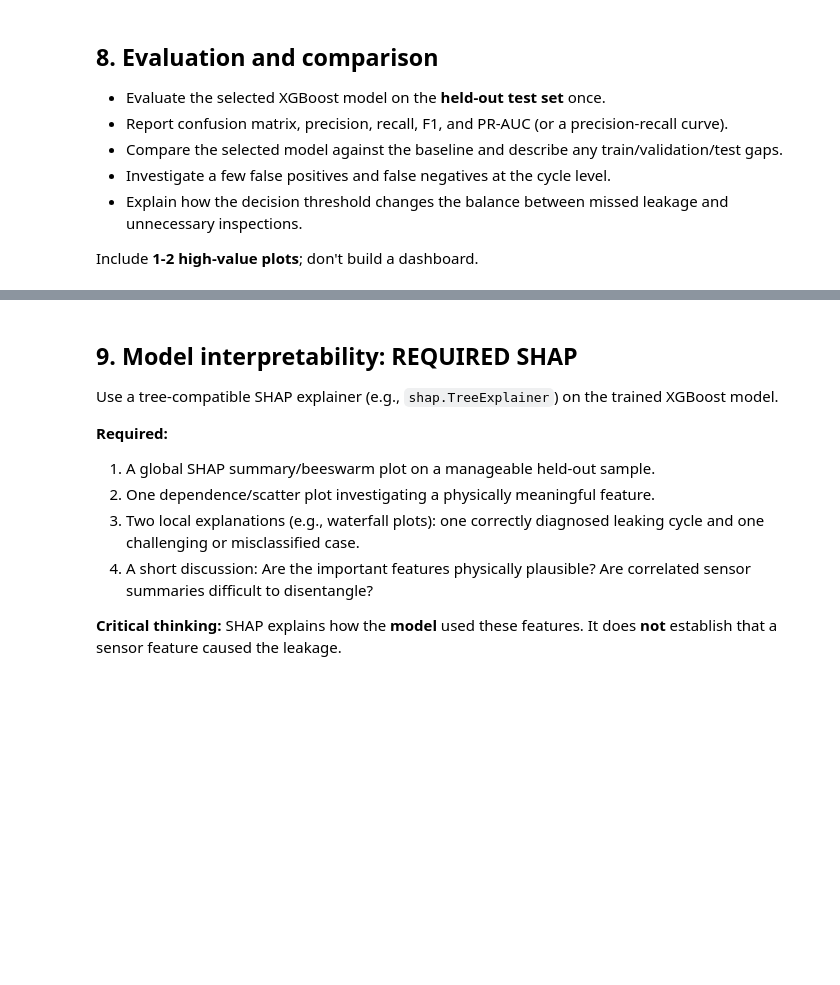
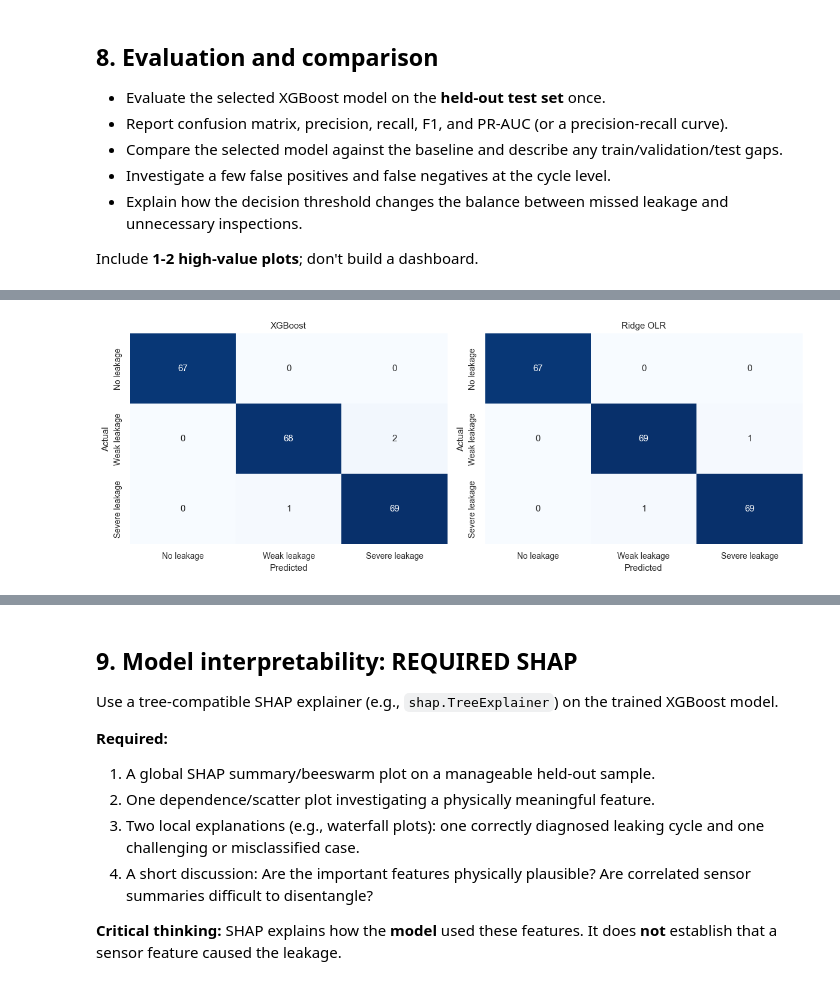
Before and after one commit to EladJoseph/Data-Science-Project---ML-classification-, a Jupyter notebook: Revised_Data_Science_Pipeline_XGBoost_SHAP_Audio_LIME.ipynb, the cells around one changed output, grey strips where cells are left out. Drawn from its saved outputs; the diff is of its cells as text; code cells hidden in the pictures; blank space fills up the shorter version.

```diff
--- a/Revised_Data_Science_Pipeline_XGBoost_SHAP_Audio_LIME.ipynb
+++ b/Revised_Data_Science_Pipeline_XGBoost_SHAP_Audio_LIME.ipynb
@@ -855,0 +1335,9 @@ Include **1-2 high-value plots**; don't build a dashboard.
+# %%
+constant_features = X_train.columns[
+    X_train.nunique() == 1
+].tolist()
+
+print("Number of constant features:", len(constant_features))
+
+for feature in constant_features:
+    print(f"{feature}: {X_train[feature].iloc[0]}")
@@ -855,0 +1753,86 @@ Include **1-2 high-value plots**; don't build a dashboard.
+# %%
+from sklearn.metrics import (
+    accuracy_score,
+    f1_score,
+    classification_report,
+    confusion_matrix
+)
+
+# ==================================================
+# 1. TEST PREDICTIONS
+# ==================================================
+
+X_test_olr = olr_scaler.transform(
+    X_test[olr_features]
+)
+
+olr_pred = olr_model.predict(X_test_olr)
+xgb_pred = xgb_model.predict(X_test)
+
+# ==================================================
+# 2. MODEL COMPARISON
+# ==================================================
+
+comparison = pd.DataFrame({
+    "Model": ["XGBoost", "Ridge OLR"],
+    "Accuracy": [
+        accuracy_score(y_test, xgb_pred),
+        accuracy_score(y_test, olr_pred)
+    ],
+    "Macro F1": [
+        f1_score(y_test, xgb_pred, average="macro"),
+        f1_score(y_test, olr_pred, average="macro")
+    ]
+})
+
+print("MODEL COMPARISON - UNSEEN CONFIGURATIONS")
+display(comparison.round(4))
+
+print("\nRIDGE OLR - CLASSIFICATION REPORT")
+print(
+    classification_report(
+        y_test, olr_pred,
+        target_names=[
+            "No leakage",
+            "Weak leakage",
+            "Severe leakage"
+        ],
+        zero_division=0
+    )
+)
+
+# ==================================================
+# 3. SIDE-BY-SIDE CONFUSION MATRICES
+# ==================================================
+
+fig, axes = plt.subplots(1, 2, figsize=(12, 4.5))
+
+class_names = ["No leakage", "Weak leakage", "Severe leakage"]
+
+for ax, predictions, title in zip(
+    axes,
+    [xgb_pred, olr_pred],
+    ["XGBoost", "Ridge OLR"]
+):
+    cm = confusion_matrix(
+        y_test, predictions, labels=[0, 1, 2]
+    )
+
+    sns.heatmap(
+        cm,
+        annot=True,
+        fmt="d",
+        cmap="Blues",
+        xticklabels=class_names,
+        yticklabels=class_names,
+        cbar=False,
+        ax=ax
+    )
+
+    ax.set_title(title)
+    ax.set_xlabel("Predicted")
+    ax.set_ylabel("Actual")
+
+plt.tight_layout()
+plt.show()
+# %% [output]
@@ -855,0 +1853 @@ Include **1-2 high-value plots**; don't build a dashboard.
+[figure, added]
```
Also changed, not shown: parts of 27 cells of this notebook, 4 other files.
